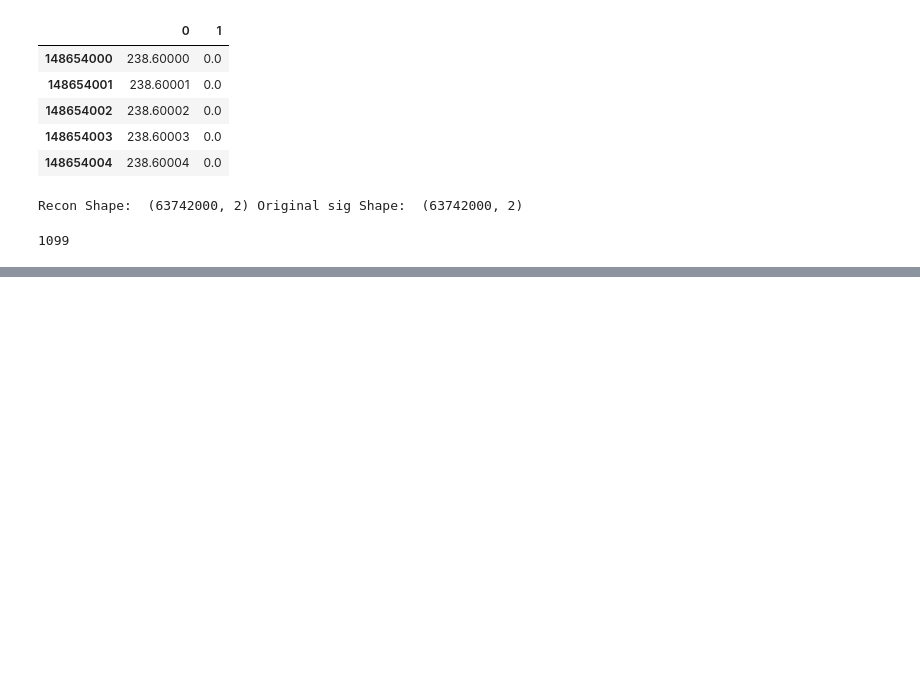
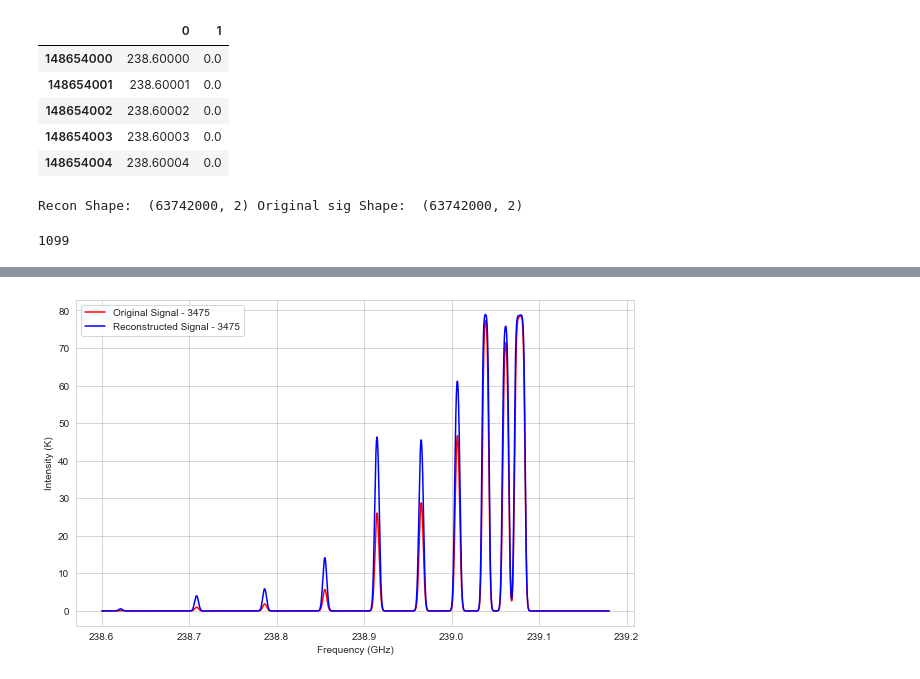
Before and after one commit to jpandeinge/wavelet_decomposition, a Jupyter notebook: v2_wavelet_reconstruction.ipynb, the cells around one changed output, grey strips where cells are left out. Drawn from its saved outputs; the diff is of its cells as text; code cells hidden in the pictures; blank space fills up the shorter version.

```diff
--- a/v2_wavelet_reconstruction.ipynb
+++ b/v2_wavelet_reconstruction.ipynb
@@ -149,13 +129,15 @@ plt.show()
 # %%
 plt.figure(figsize=(10, 6))
 sns.set_style("whitegrid")
-plt.plot(freq_sig[1],  inten_sig[1], color='r', label='Original Signal - {}'.format(signal_index[1]))
-plt.plot(freq_recon[1], inten_recon[1], color='b', label="Reconstructed Signal - {}".format(signal_index[1]))
+plt.plot(freq_sig[1],  inten_sig[1], color='r', label='Original Signal - {}'.format(sig_index[1]))
+plt.plot(freq_recon[1], inten_recon[1], color='b', label="Reconstructed Signal - {}".format(sig_index[1]))
 plt.xlabel("Frequency (GHz)")
 plt.ylabel("Intensity (K)")
 plt.legend()
 # plt.savefig('Recon_params/recon_3502.png')
 plt.show()
+# %% [output]
+[figure, added]
 # %%
 plt.figure(figsize=(10, 6))
 sns.set_style("whitegrid")
```
Also changed, not shown: parts of 15 cells of this notebook.
